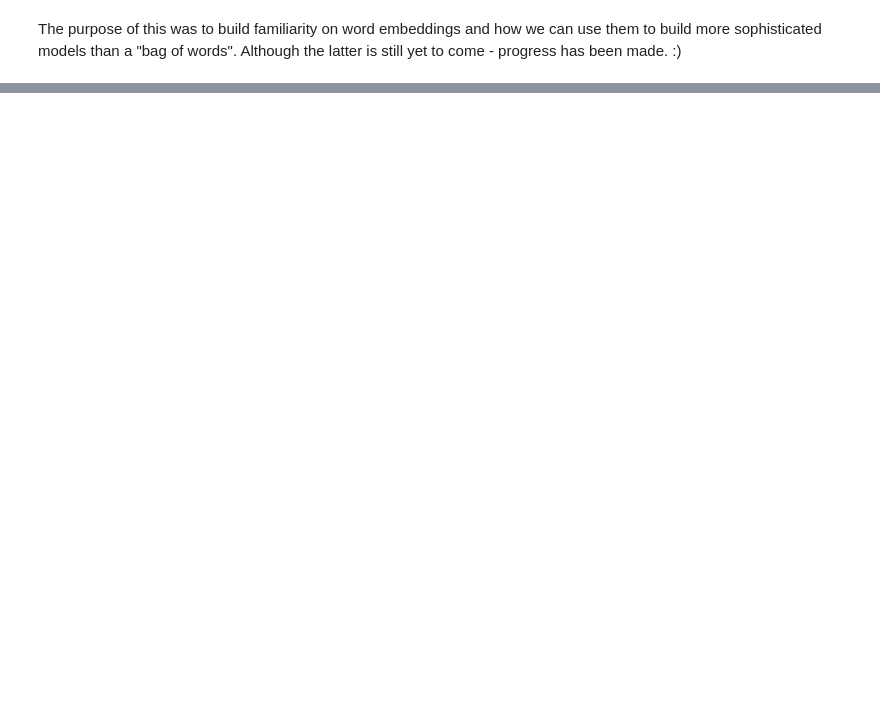
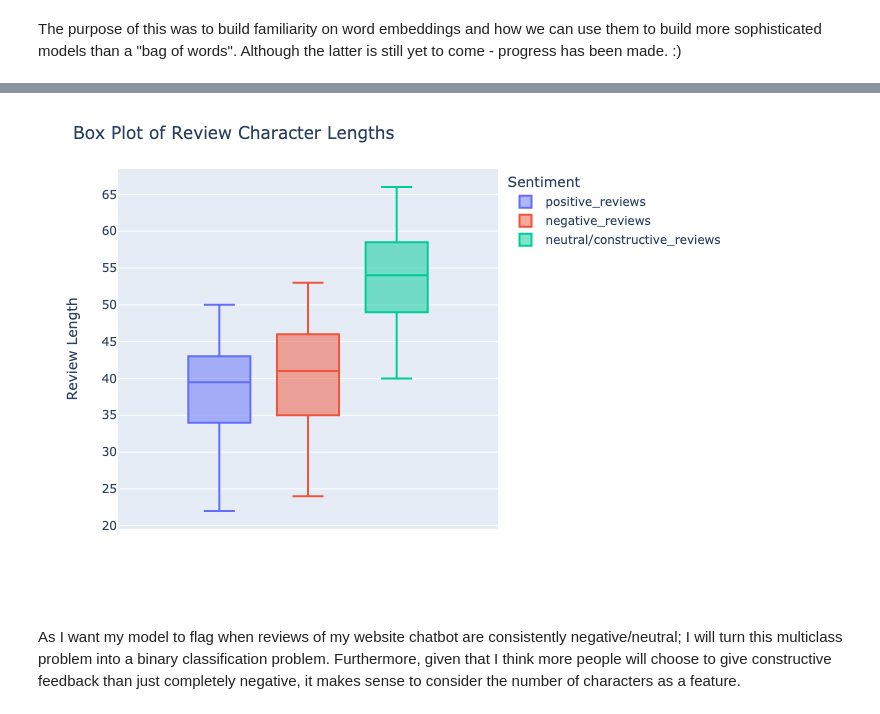
Before and after one commit to tajpatel58/ChatbotReviewer, a Jupyter notebook: Exploration/eda.ipynb, the cells around one changed output, grey strips where cells are left out. Cells and saved outputs as stored; diff of their text form; code cells hidden in the pictures; blank space fills up the shorter version.

```diff
--- a/Exploration/eda.ipynb
+++ b/Exploration/eda.ipynb
@@ -180,0 +196,3 @@ The purpose of this was to build familiarity on word embeddings and how we can u
+# %%
+# Add character length column:
+reviews_df["Review_Length"] = reviews_df["Review"].apply(lambda x: len(x))
@@ -180,0 +208,8 @@ The purpose of this was to build familiarity on word embeddings and how we can u
+# %%
+char_length_fig = px.box(reviews_df, y="Review_Length", color="Sentiment")
+char_length_fig.update_layout(title="Box Plot of Review Character Lengths", yaxis=dict(title="Review Length"))
+char_length_fig.show()
+# %% [output]
+[figure, added]
+# %% [markdown]
+As I want my model to flag when reviews of my website chatbot are consistently negative/neutral; I will turn this multiclass problem into a binary classification problem. Furthermore, given that I think more people will choose to give constructive feedback than just completely negative, it makes sense to consider the number of characters as a feature.
```
Also changed, not shown: parts of 13 cells of this notebook.
